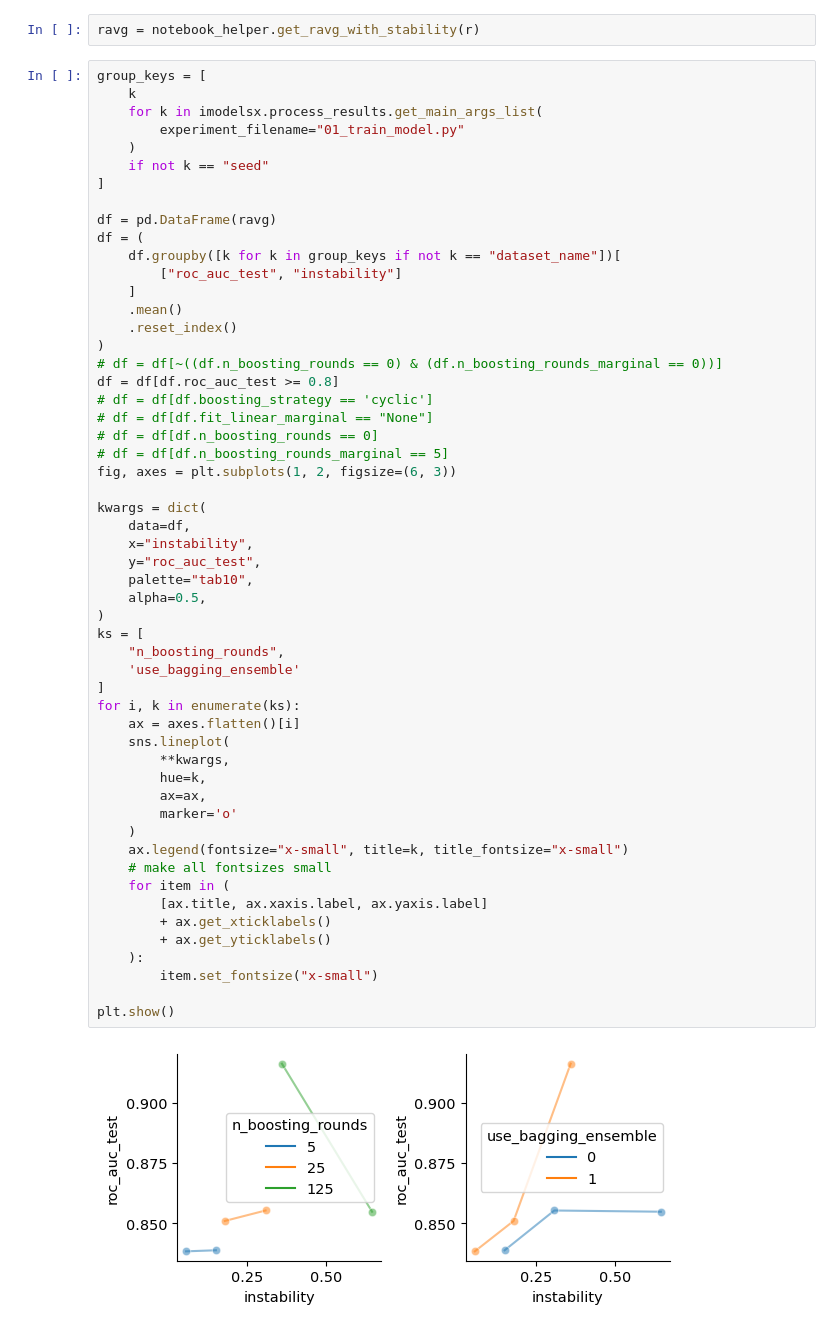
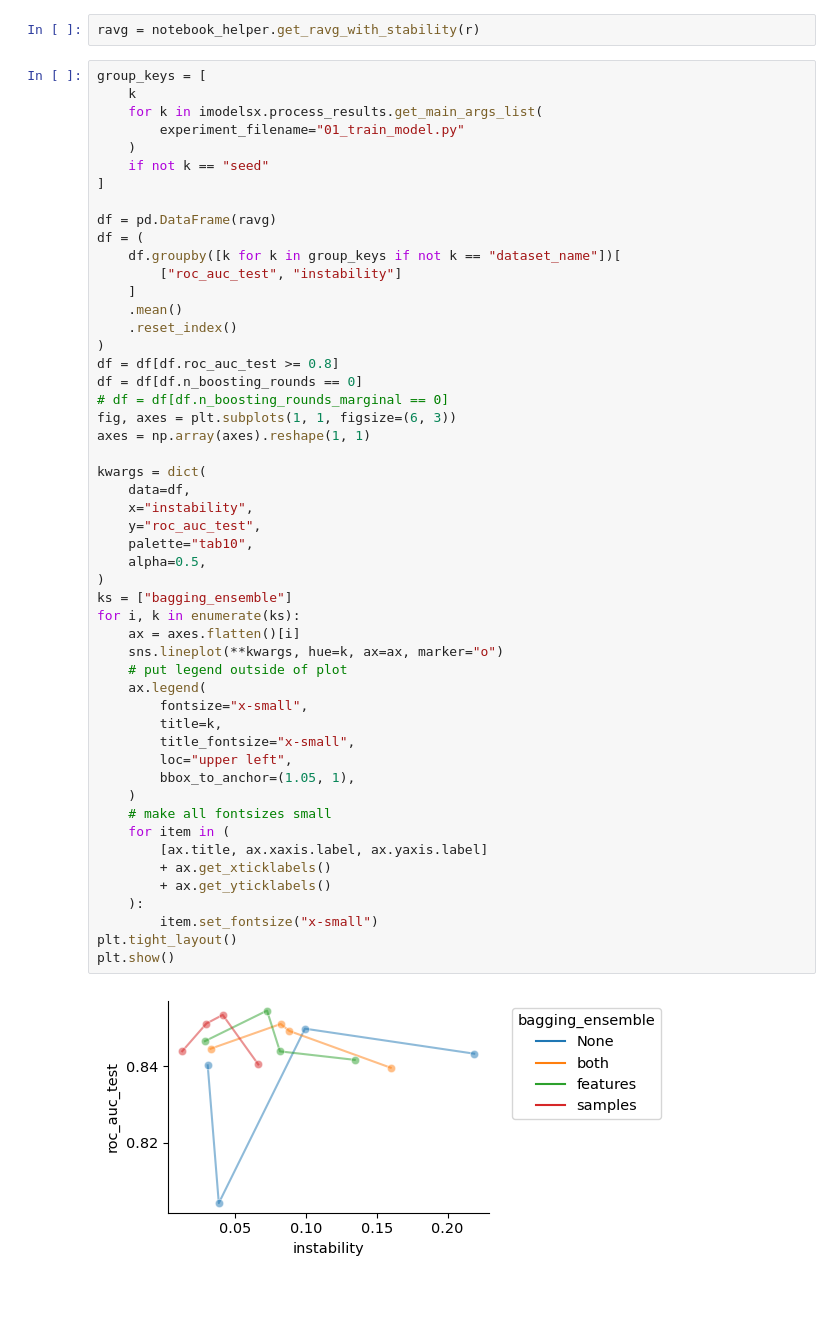
Before and after one commit to csinva/gam-experiments, a Jupyter notebook: notebooks/02_vary_ensemble.ipynb, the cells around one changed output. Drawn from its saved outputs; the diff is of its cells as text; blank space fills up the shorter version.

Commit message:
experiments varying marginal regularization

```diff
--- a/notebooks/02_vary_ensemble.ipynb
+++ b/notebooks/02_vary_ensemble.ipynb
@@ -34,48 +48,45 @@ group_keys = [
 
 df = pd.DataFrame(ravg)
 df = (
     df.groupby([k for k in group_keys if not k == "dataset_name"])[
         ["roc_auc_test", "instability"]
     ]
     .mean()
     .reset_index()
 )
-# df = df[~((df.n_boosting_rounds == 0) & (df.n_boosting_rounds_marginal == 0))]
 df = df[df.roc_auc_test >= 0.8]
-# df = df[df.boosting_strategy == 'cyclic']
-# df = df[df.fit_linear_marginal == "None"]
-# df = df[df.n_boosting_rounds == 0]
-# df = df[df.n_boosting_rounds_marginal == 5]
-fig, axes = plt.subplots(1, 2, figsize=(6, 3))
+df = df[df.n_boosting_rounds == 0]
+# df = df[df.n_boosting_rounds_marginal == 0]
+fig, axes = plt.subplots(1, 1, figsize=(6, 3))
+axes = np.array(axes).reshape(1, 1)
 
 kwargs = dict(
     data=df,
     x="instability",
     y="roc_auc_test",
     palette="tab10",
     alpha=0.5,
 )
-ks = [
-    "n_boosting_rounds",
-    'use_bagging_ensemble'
-]
+ks = ["bagging_ensemble"]
 for i, k in enumerate(ks):
     ax = axes.flatten()[i]
-    sns.lineplot(
-        **kwargs,
-        hue=k,
-        ax=ax,
-        marker='o'
+    sns.lineplot(**kwargs, hue=k, ax=ax, marker="o")
+    # put legend outside of plot
+    ax.legend(
+        fontsize="x-small",
+        title=k,
+        title_fontsize="x-small",
+        loc="upper left",
+        bbox_to_anchor=(1.05, 1),
     )
-    ax.legend(fontsize="x-small", title=k, title_fontsize="x-small")
     # make all fontsizes small
     for item in (
         [ax.title, ax.xaxis.label, ax.yaxis.label]
         + ax.get_xticklabels()
         + ax.get_yticklabels()
     ):
         item.set_fontsize("x-small")
-
+plt.tight_layout()
 plt.show()
 # %% [output]
-[figure, old version]
+[figure, new version]
```
Also changed, not shown: parts of 3 cells of this notebook, 3 other files.
